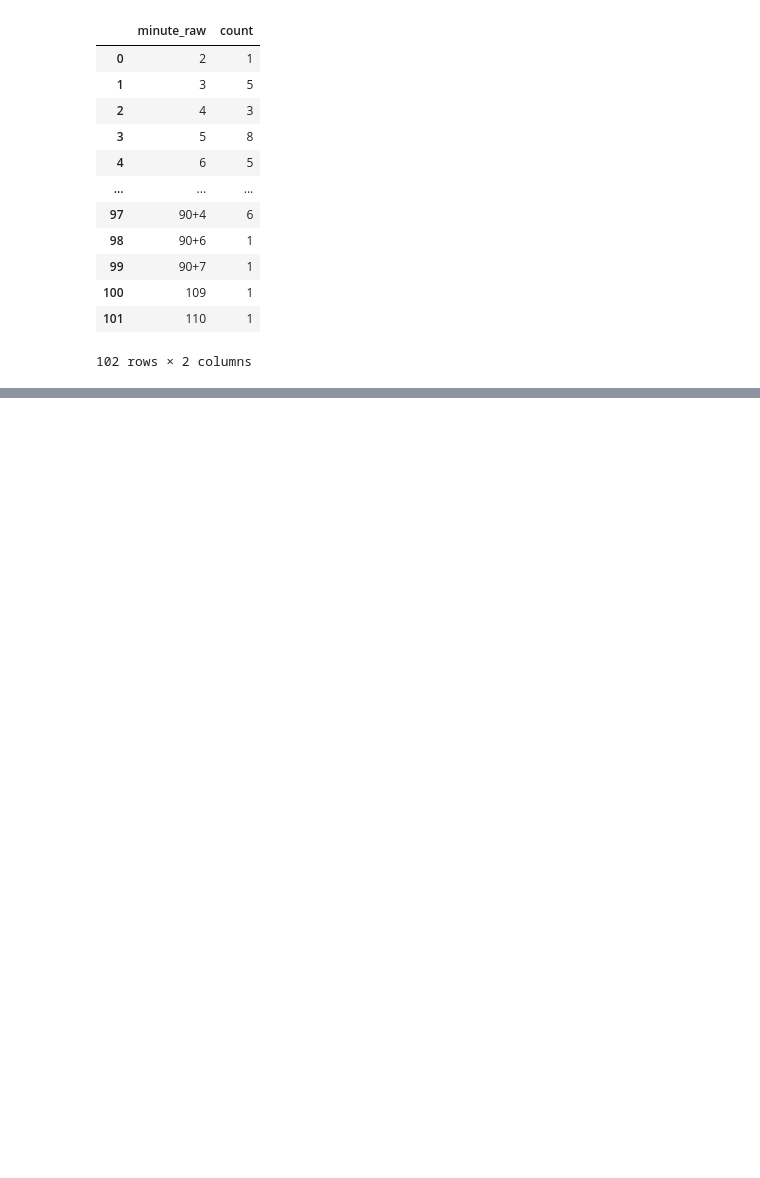
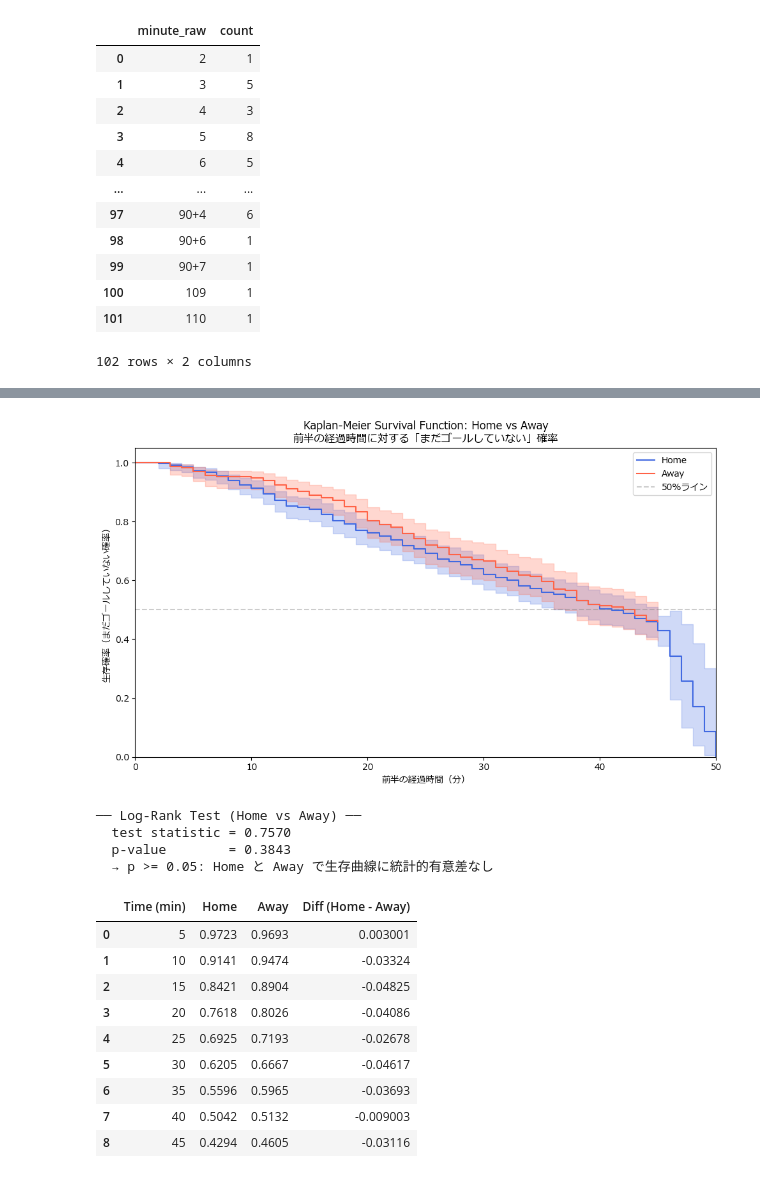
Before and after one commit to WE1CH-KAZU/analytics_messi, a Jupyter notebook: src/analytics_messi.ipynb, the cells around one changed output, grey strips where cells are left out. Cells and saved outputs as stored; diff of their text form; code cells hidden in the pictures; blank space fills up the shorter version.

```diff
--- a/src/analytics_messi.ipynb
+++ b/src/analytics_messi.ipynb
@@ -260,0 +361,65 @@ display(minute_raw_counts[["minute_raw", "count"]])
+# %%
+# ── Home vs Away: Kaplan-Meier 生存関数の比較 ──
+home_df = survival_df[survival_df["is_home"]]
+away_df = survival_df[~survival_df["is_home"]]
+
+kmf_home = KaplanMeierFitter()
+kmf_home.fit(durations=home_df["time"], event_observed=home_df["event"], label="Home")
+
+kmf_away = KaplanMeierFitter()
+kmf_away.fit(durations=away_df["time"], event_observed=away_df["event"], label="Away")
+
+# ── プロット ──
+fig, ax = plt.subplots(figsize=(10, 6))
+kmf_home.plot_survival_function(ax=ax, ci_show=True, color="royalblue")
+kmf_away.plot_survival_function(ax=ax, ci_show=True, color="tomato")
+
+ax.set_title("Kaplan-Meier Survival Function: Home vs Away\n前半の経過時間に対する「まだゴールしていない」確率")
+ax.set_xlabel("前半の経過時間（分）")
+ax.set_ylabel("生存確率（まだゴールしていない確率）")
+ax.set_xlim(0, 50)
+ax.set_ylim(0, 1.05)
+ax.axhline(y=0.5, color="gray", linestyle="--", alpha=0.4, label="50%ライン")
+ax.legend()
+plt.tight_layout()
+plt.show()
+
+# ── ログランク検定: 2群の生存曲線に統計的な差があるか ──
+result = logrank_test(
+    home_df["time"], away_df["time"],
+    event_observed_A=home_df["event"],
+    event_observed_B=away_df["event"],
+)
+print("── Log-Rank Test (Home vs Away) ──")
+print(f"  test statistic = {result.test_statistic:.4f}")
+print(f"  p-value        = {result.p_value:.4f}")
+if result.p_value < 0.05:
+    print("  → p < 0.05: Home と Away で生存曲線に統計的有意差あり")
+else:
+    print("  → p >= 0.05: Home と Away で生存曲線に統計的有意差なし")
+
+# ── 5分刻みの生存確率比較テーブル ──
+timepoints = [5, 10, 15, 20, 25, 30, 35, 40, 45]
+comparison = pd.DataFrame({
+    "Time (min)": timepoints,
+    "Home": kmf_home.survival_function_at_times(timepoints).values,
+    "Away": kmf_away.survival_function_at_times(timepoints).values,
+})
+comparison["Diff (Home - Away)"] = comparison["Home"] - comparison["Away"]
+display(comparison)
+# %% [output]
+[figure, added]
+── Log-Rank Test (Home vs Away) ──
+  test statistic = 0.7570
+  p-value        = 0.3843
+  → p >= 0.05: Home と Away で生存曲線に統計的有意差なし
+|  | Time (min) | Home | Away | Diff (Home - Away) |
+| 0 | 5 | 0.9723 | 0.9693 | 0.003001 |
+| 1 | 10 | 0.9141 | 0.9474 | -0.03324 |
+| 2 | 15 | 0.8421 | 0.8904 | -0.04825 |
+| 3 | 20 | 0.7618 | 0.8026 | -0.04086 |
+| 4 | 25 | 0.6925 | 0.7193 | -0.02678 |
+| 5 | 30 | 0.6205 | 0.6667 | -0.04617 |
+| 6 | 35 | 0.5596 | 0.5965 | -0.03693 |
+| 7 | 40 | 0.5042 | 0.5132 | -0.009003 |
+| 8 | 45 | 0.4294 | 0.4605 | -0.03116 |
```
Also changed, not shown: parts of 14 cells of this notebook, 4 other files.
